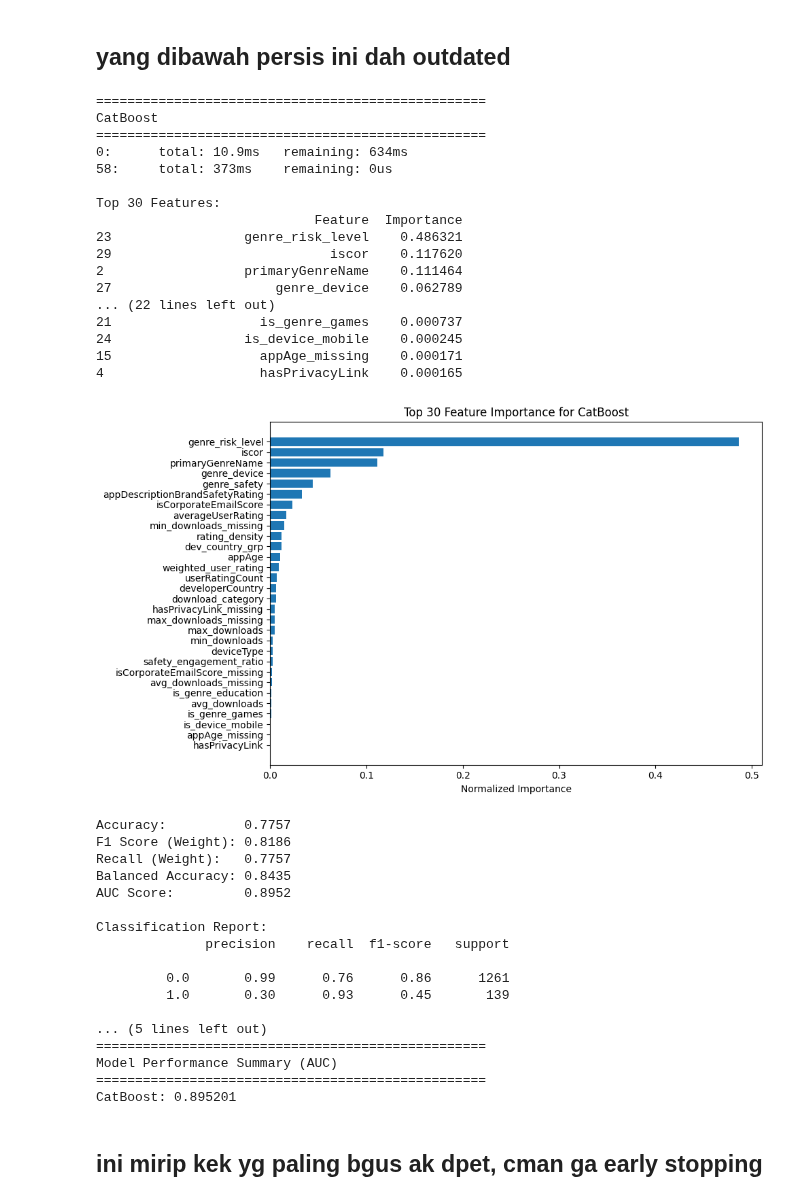
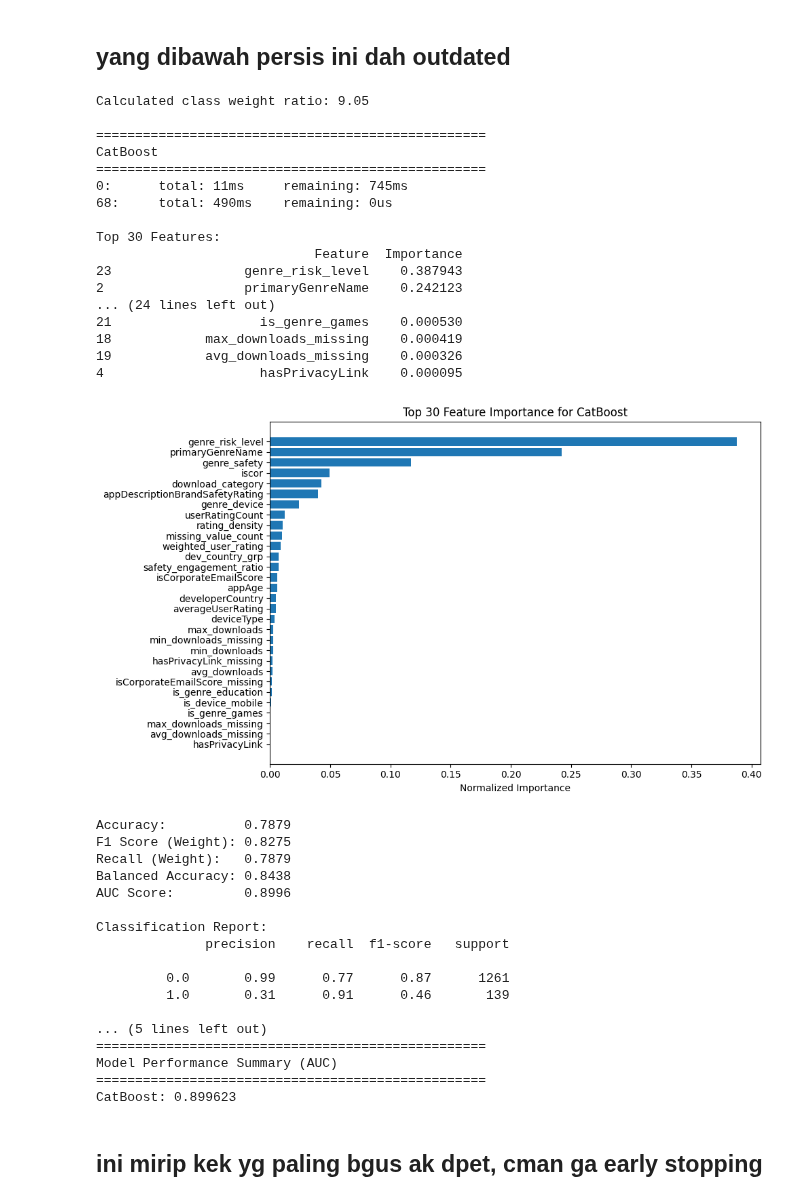
Before and after one commit to Reasondro/FindIT, a Jupyter notebook: Find_IT_Ale_New.ipynb, the cells around one changed output. Drawn from its saved outputs; the diff is of its cells as text; code cells hidden in the pictures.

```diff
--- a/Find_IT_Ale_New.ipynb
+++ b/Find_IT_Ale_New.ipynb
@@ -1958,6 +1958,18 @@ cat_features = [
     'dev_country_grp'
 
 ]
+
+def calculate_class_weight(y):
+    # Count samples in each class
+    class_counts = np.bincount(y.astype(int))
+    # Weight is inversely proportional to class frequency
+    weights = class_counts.sum() / (class_counts * len(class_counts))
+    # Return as a ratio
+    return weights[1] / weights[0] if len(weights) > 1 else 1
+
+
+class_weight_ratio = calculate_class_weight(y_train)
+print(f"Calculated class weight ratio: {class_weight_ratio:.2f}")
 
 def evaluate_model(model, X_train, y_train, X_val, y_val, model_name):
     """
@@ -2104,68 +2116,70 @@ models = {
         # ? COBA COBA
         bootstrap_type="Bernoulli",
         grow_policy="Lossguide",
-        iterations=59,
+        # iterations=59,
+        iterations=69,
         learning_rate=0.05,
         # depth=4, ## ? better ish
         # l2_leaf_reg=9, ##? better ish
-        depth=6, ## ? better ish 10,6??
+        # depth=6, ## ? better ish 10,6??
+        depth=12, ## ? better ish 10,6??
         l2_leaf_reg=9, ##? better ish
         loss_function='Logloss',
         eval_metric='AUC',
         random_seed=42,
-        class_weights=[1, 9.05],
+        class_weights=[1, class_weight_ratio],
         verbose=0
     )
 }
 
 # Evaluate all models
 results = {}
 for name, model in models.items():
     trained_model, auc_score = evaluate_model(model, X_train, y_train, X_val, y_val, name)
     results[name] = {'model': trained_model, 'auc': auc_score}
 
 # Display results summary
 print("\n" + "="*50)
 print("Model Performance Summary (AUC)")
 print("="*50)
 for name, result in sorted(results.items(), key=lambda x: x[1]['auc'], reverse=True):
     print(f"{name}: {result['auc']:.6f}")
 # %% [output]
+Calculated class weight ratio: 9.05
+
 ==================================================
 CatBoost
 ==================================================
-0:      total: 10.9ms   remaining: 634ms
-58:     total: 373ms    remaining: 0us
+0:      total: 11ms     remaining: 745ms
+68:     total: 490ms    remaining: 0us
 
 Top 30 Features:
                             Feature  Importance
-23                 genre_risk_level    0.486321
-29                            iscor    0.117620
-2                  primaryGenreName    0.111464
-27                     genre_device    0.062789
-... (22 lines left out)
-21                   is_genre_games    0.000737
-24                 is_device_mobile    0.000245
-15                   appAge_missing    0.000171
-4                    hasPrivacyLink    0.000165
+23                 genre_risk_level    0.387943
+2                  primaryGenreName    0.242123
+... (24 lines left out)
+21                   is_genre_games    0.000530
+18            max_downloads_missing    0.000419
+19            avg_downloads_missing    0.000326
+4                    hasPrivacyLink    0.000095
-[figure, old version]
+[figure, new version]
-Accuracy:          0.7757
-F1 Score (Weight): 0.8186
-Recall (Weight):   0.7757
-Balanced Accuracy: 0.8435
-AUC Score:         0.8952
+Accuracy:          0.7879
+F1 Score (Weight): 0.8275
+Recall (Weight):   0.7879
+Balanced Accuracy: 0.8438
+AUC Score:         0.8996
 
 Classification Report:
               precision    recall  f1-score   support
 
-         0.0       0.99      0.76      0.86      1261
-         1.0       0.30      0.93      0.45       139
+         0.0       0.99      0.77      0.87      1261
+         1.0       0.31      0.91      0.46       139
 
 ... (5 lines left out)
 ==================================================
 Model Performance Summary (AUC)
 ==================================================
-CatBoost: 0.895201
+CatBoost: 0.899623
 # %% [markdown]
 ## ini mirip kek yg paling bgus ak dpet, cman ga early stopping
 # %%
```
Also changed, not shown: parts of 7 cells of this notebook.
